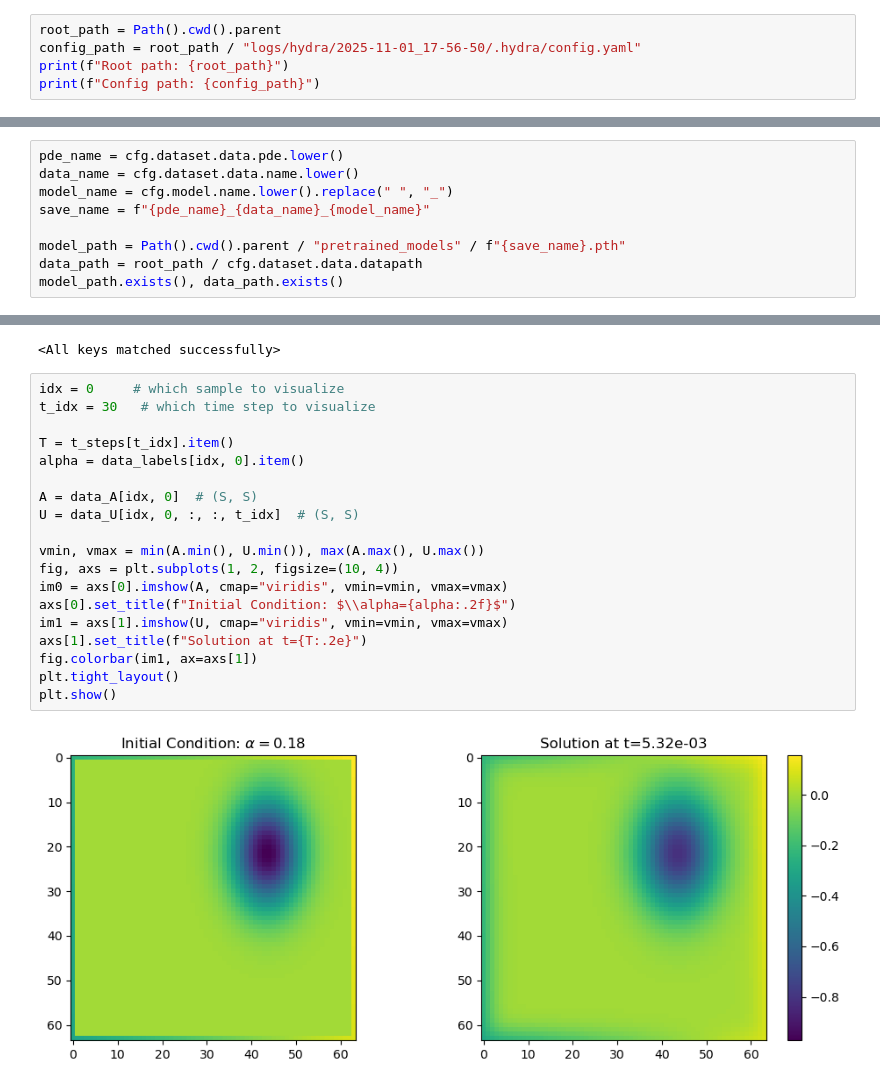
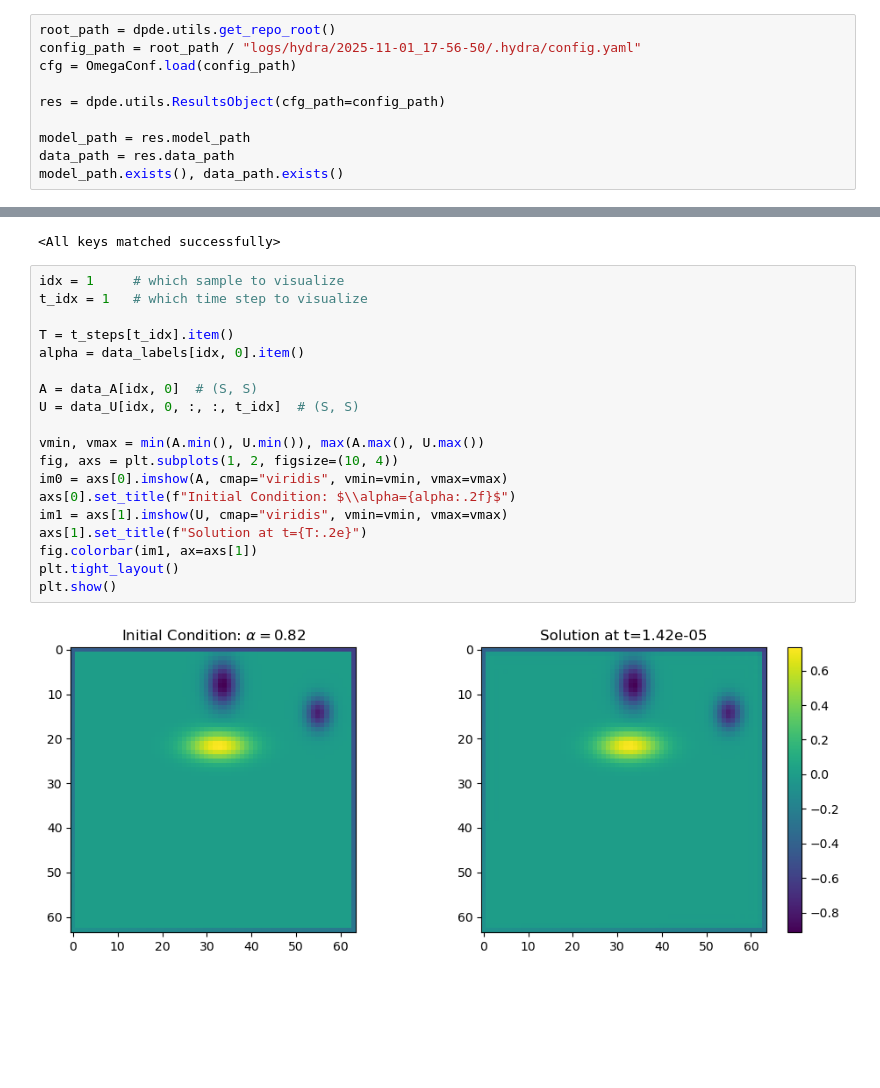
Before and after one commit to cmt-dtu-energy/dynamical-pde-diffusion, a Jupyter notebook: notebooks/01_heat_model.ipynb, the cells around one changed output, grey strips where cells are left out. Cells and saved outputs as stored; diff of their text form; blank space fills up the shorter version.

```diff
--- a/notebooks/01_heat_model.ipynb
+++ b/notebooks/01_heat_model.ipynb
@@ -14,6 +15,11 @@ from pathlib import Path
 # %%
-root_path = Path().cwd().parent
+root_path = dpde.utils.get_repo_root()
 config_path = root_path / "logs/hydra/2025-11-01_17-56-50/.hydra/config.yaml"
-print(f"Root path: {root_path}")
-print(f"Config path: {config_path}")
+cfg = OmegaConf.load(config_path)
+
+res = dpde.utils.ResultsObject(cfg_path=config_path)
+
+model_path = res.model_path
+data_path = res.data_path
+model_path.exists(), data_path.exists()
 # %% [output]
@@ -24,9 +26,0 @@ cfg = OmegaConf.load(config_path)
-# %%
-pde_name = cfg.dataset.data.pde.lower()
-data_name = cfg.dataset.data.name.lower()
-model_name = cfg.model.name.lower().replace(" ", "_")
-save_name = f"{pde_name}_{data_name}_{model_name}"
-
-model_path = Path().cwd().parent / "pretrained_models" / f"{save_name}.pth"
-data_path = root_path / cfg.dataset.data.datapath
-model_path.exists(), data_path.exists()
@@ -72,23 +86,23 @@ edm.load_state_dict(torch.load(model_path, weights_only=True))
 # %% [output]
 <All keys matched successfully>
 # %%
-idx = 0     # which sample to visualize
-t_idx = 30   # which time step to visualize
+idx = 1     # which sample to visualize
+t_idx = 1   # which time step to visualize
 
 T = t_steps[t_idx].item()
 alpha = data_labels[idx, 0].item()
 
 A = data_A[idx, 0]  # (S, S)
 U = data_U[idx, 0, :, :, t_idx]  # (S, S)
 
 vmin, vmax = min(A.min(), U.min()), max(A.max(), U.max())
 fig, axs = plt.subplots(1, 2, figsize=(10, 4))
 im0 = axs[0].imshow(A, cmap="viridis", vmin=vmin, vmax=vmax)
 axs[0].set_title(f"Initial Condition: $\\alpha={alpha:.2f}$")
 im1 = axs[1].imshow(U, cmap="viridis", vmin=vmin, vmax=vmax)
 axs[1].set_title(f"Solution at t={T:.2e}")
 fig.colorbar(im1, ax=axs[1])
 plt.tight_layout()
 plt.show()
 # %% [output]
-[figure, old version]
+[figure, new version]
```
Also changed, not shown: parts of 18 cells of this notebook, 19 other files.
